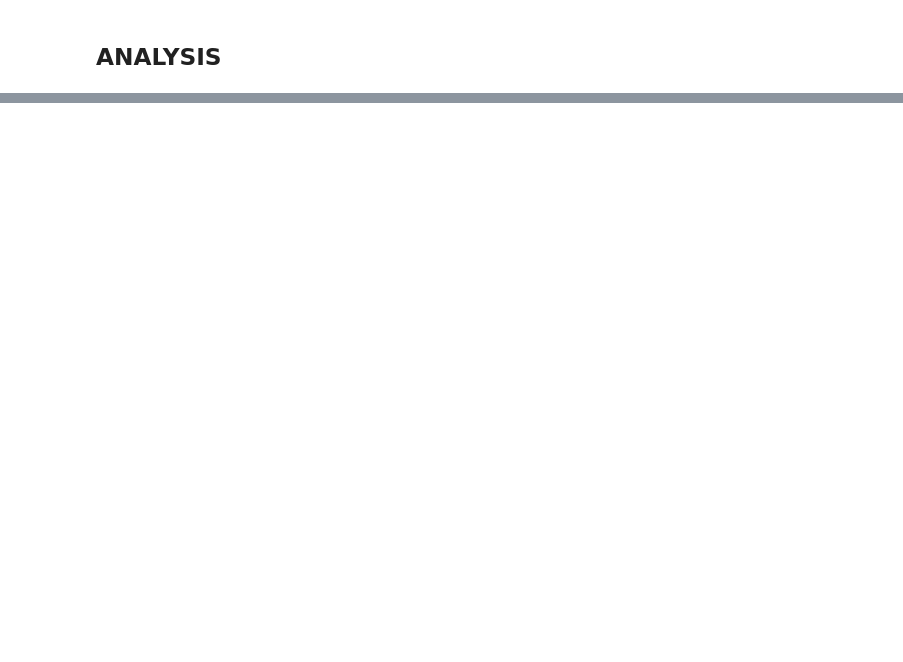
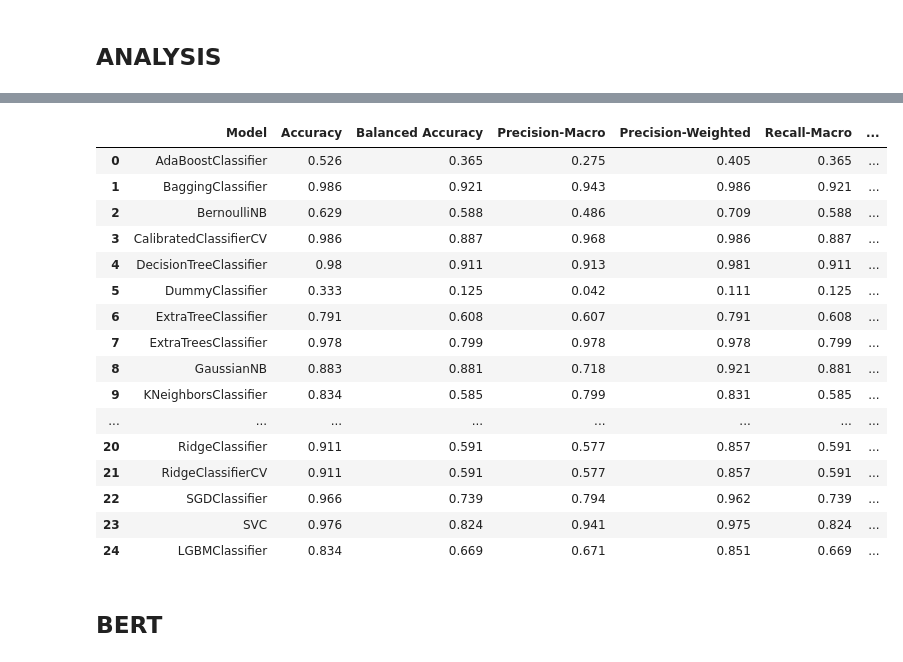
Before and after one commit to robertodr01/Ethical-NLP, a Jupyter notebook: results-analysis.ipynb, the cells around one changed output, grey strips where cells are left out. Drawn from its saved outputs; the diff is of its cells as text; code cells hidden in the pictures; blank space fills up the shorter version.

```diff
--- a/results-analysis.ipynb
+++ b/results-analysis.ipynb
@@ -924,0 +993,4 @@ w2c
+# %%
+df = pd.read_excel("results/10-Fold-glove-all.xlsx")
+del df['Unnamed: 0']
+df
@@ -924,0 +1011,3 @@ w2c
+# %%
+models = df['Model'].copy()[:25].to_list()
+models
@@ -924,0 +1032,21 @@ w2c
+# %%
+result = get_avg_folds(df, models)
+result
+# %% [output]
+|  | Model | Accuracy | Balanced Accuracy | Precision-Macro | Precision-Weighted | Recall-Macro | ... |
+| 0 | AdaBoostClassifier | 0.526 | 0.365 | 0.275 | 0.405 | 0.365 | ... |
+| 1 | BaggingClassifier | 0.986 | 0.921 | 0.943 | 0.986 | 0.921 | ... |
+| 2 | BernoulliNB | 0.629 | 0.588 | 0.486 | 0.709 | 0.588 | ... |
+| 3 | CalibratedClassifierCV | 0.986 | 0.887 | 0.968 | 0.986 | 0.887 | ... |
+| 4 | DecisionTreeClassifier | 0.98 | 0.911 | 0.913 | 0.981 | 0.911 | ... |
+| 5 | DummyClassifier | 0.333 | 0.125 | 0.042 | 0.111 | 0.125 | ... |
+| 6 | ExtraTreeClassifier | 0.791 | 0.608 | 0.607 | 0.791 | 0.608 | ... |
+| 7 | ExtraTreesClassifier | 0.978 | 0.799 | 0.978 | 0.978 | 0.799 | ... |
+| 8 | GaussianNB | 0.883 | 0.881 | 0.718 | 0.921 | 0.881 | ... |
+| 9 | KNeighborsClassifier | 0.834 | 0.585 | 0.799 | 0.831 | 0.585 | ... |
+| ... | ... | ... | ... | ... | ... | ... | ... |
+| 20 | RidgeClassifier | 0.911 | 0.591 | 0.577 | 0.857 | 0.591 | ... |
+| 21 | RidgeClassifierCV | 0.911 | 0.591 | 0.577 | 0.857 | 0.591 | ... |
+| 22 | SGDClassifier | 0.966 | 0.739 | 0.794 | 0.962 | 0.739 | ... |
+| 23 | SVC | 0.976 | 0.824 | 0.941 | 0.975 | 0.824 | ... |
+| 24 | LGBMClassifier | 0.834 | 0.669 | 0.671 | 0.851 | 0.669 | ... |
@@ -924,0 +1055,2 @@ w2c
+# %% [markdown]
+## BERT
```
Also changed, not shown: parts of 30 cells of this notebook, 18 other files.
